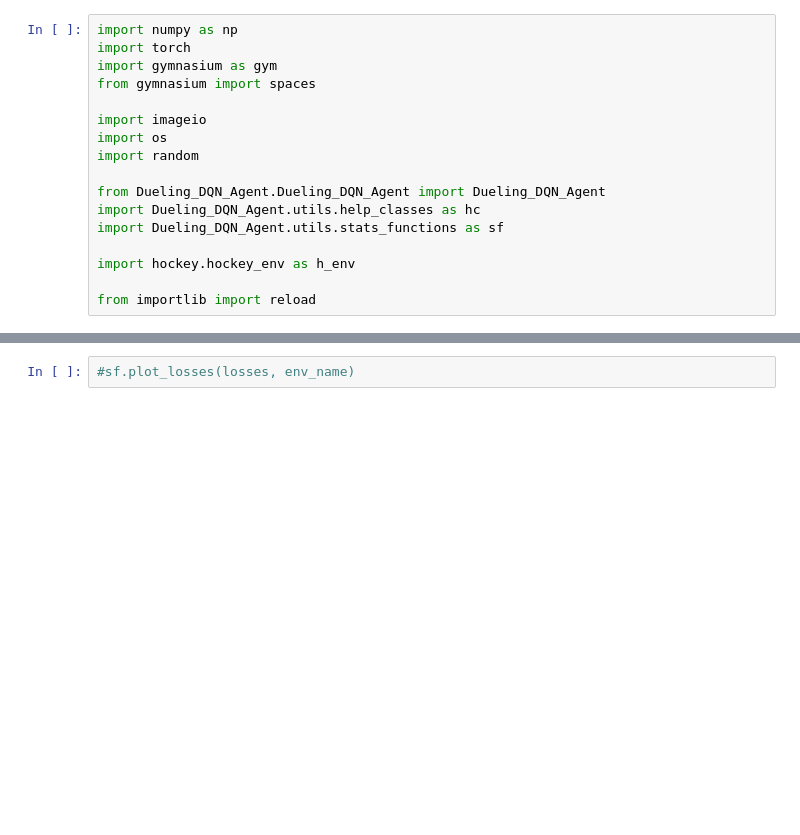
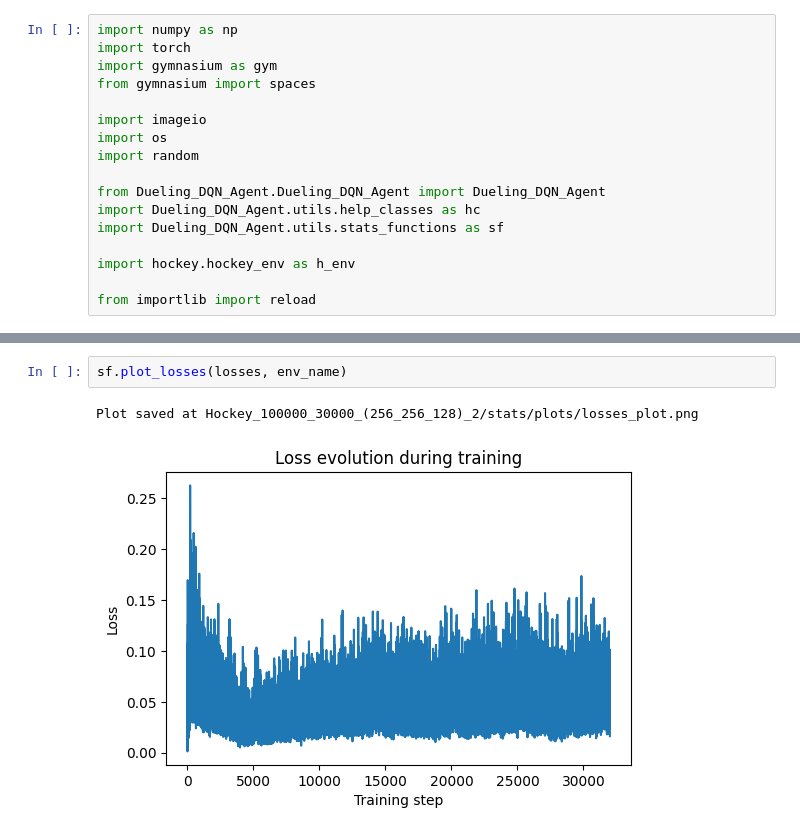
Before and after one commit to JoJoBarthold2/hockey-en-mallorca, a Jupyter notebook: hockey-env/test_agent_on_hockey_after_training.ipynb, the cells around one changed output, grey strips where cells are left out. Drawn from its saved outputs; the diff is of its cells as text; blank space fills up the shorter version.

```diff
--- a/hockey-env/test_agent_on_hockey_after_training.ipynb
+++ b/hockey-env/test_agent_on_hockey_after_training.ipynb
@@ -40,5 +43,8 @@ Network loaded from Hockey_100000_30000_(256_256_128)/weights/episode_70000.pth
 # %%
-#sf.plot_losses(losses, env_name)
+sf.plot_losses(losses, env_name)
+# %% [output]
+Plot saved at Hockey_100000_30000_(256_256_128)_2/stats/plots/losses_plot.png
+[figure, added]
 # %%
 test_episodes = len(SEEDS_TEST)
 test_rewards = []
```
Also changed, not shown: parts of 4 cells of this notebook, 35 other files.
